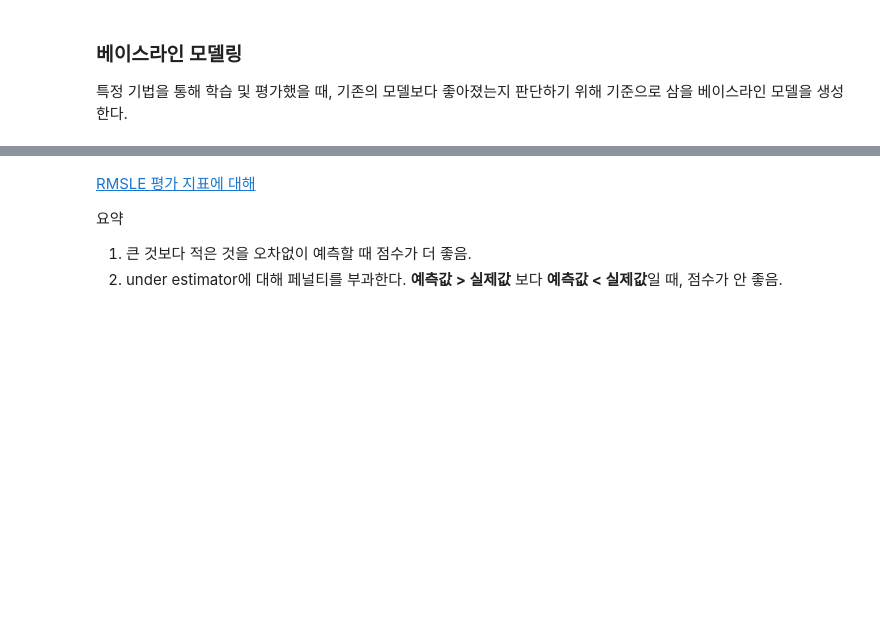
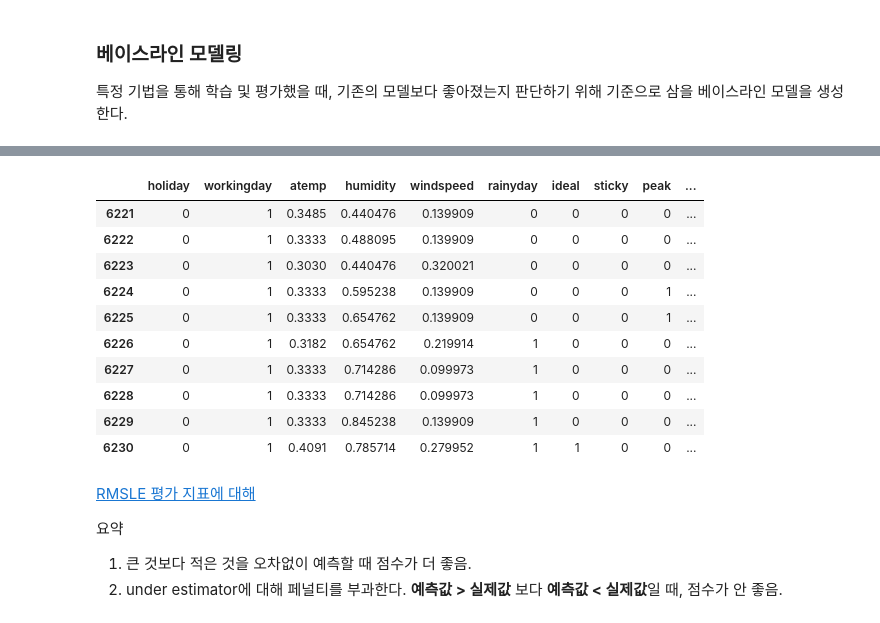
Before and after one commit to berrygayo/DeeplearningStudy, a Jupyter notebook: 고지혜/20211130_자전거수요예측_지혜발표_모세,가영,호섭에이은.ipynb, the cells around one changed output, grey strips where cells are left out. Cells and saved outputs as stored; diff of their text form; code cells hidden in the pictures; blank space fills up the shorter version.

```diff
--- a/고지혜/20211130_자전거수요예측_지혜발표_모세,가영,호섭에이은.ipynb
+++ b/고지혜/20211130_자전거수요예측_지혜발표_모세,가영,호섭에이은.ipynb
@@ -141,3 +298,17 @@ submission(pipe_xgb)
+# %%
+group_not_inf.tail(10)
+# %% [output]
+|  | holiday | workingday | atemp | humidity | windspeed | rainyday | ideal | sticky | peak | ... |
+| 6221 | 0 | 1 | 0.3485 | 0.440476 | 0.139909 | 0 | 0 | 0 | 0 | ... |
+| 6222 | 0 | 1 | 0.3333 | 0.488095 | 0.139909 | 0 | 0 | 0 | 0 | ... |
+| 6223 | 0 | 1 | 0.3030 | 0.440476 | 0.320021 | 0 | 0 | 0 | 0 | ... |
+| 6224 | 0 | 1 | 0.3333 | 0.595238 | 0.139909 | 0 | 0 | 0 | 1 | ... |
+| 6225 | 0 | 1 | 0.3333 | 0.654762 | 0.139909 | 0 | 0 | 0 | 1 | ... |
+| 6226 | 0 | 1 | 0.3182 | 0.654762 | 0.219914 | 1 | 0 | 0 | 0 | ... |
+| 6227 | 0 | 1 | 0.3333 | 0.714286 | 0.099973 | 1 | 0 | 0 | 0 | ... |
+| 6228 | 0 | 1 | 0.3333 | 0.714286 | 0.099973 | 1 | 0 | 0 | 0 | ... |
+| 6229 | 0 | 1 | 0.3333 | 0.845238 | 0.139909 | 1 | 0 | 0 | 0 | ... |
+| 6230 | 0 | 1 | 0.4091 | 0.785714 | 0.279952 | 1 | 1 | 0 | 0 | ... |
 # %% [markdown]
 [RMSLE 평가 지표에 대해](https://ahnjg.tistory.com/90)
 
```
Also changed, not shown: parts of 20 cells of this notebook, 8 other files.
